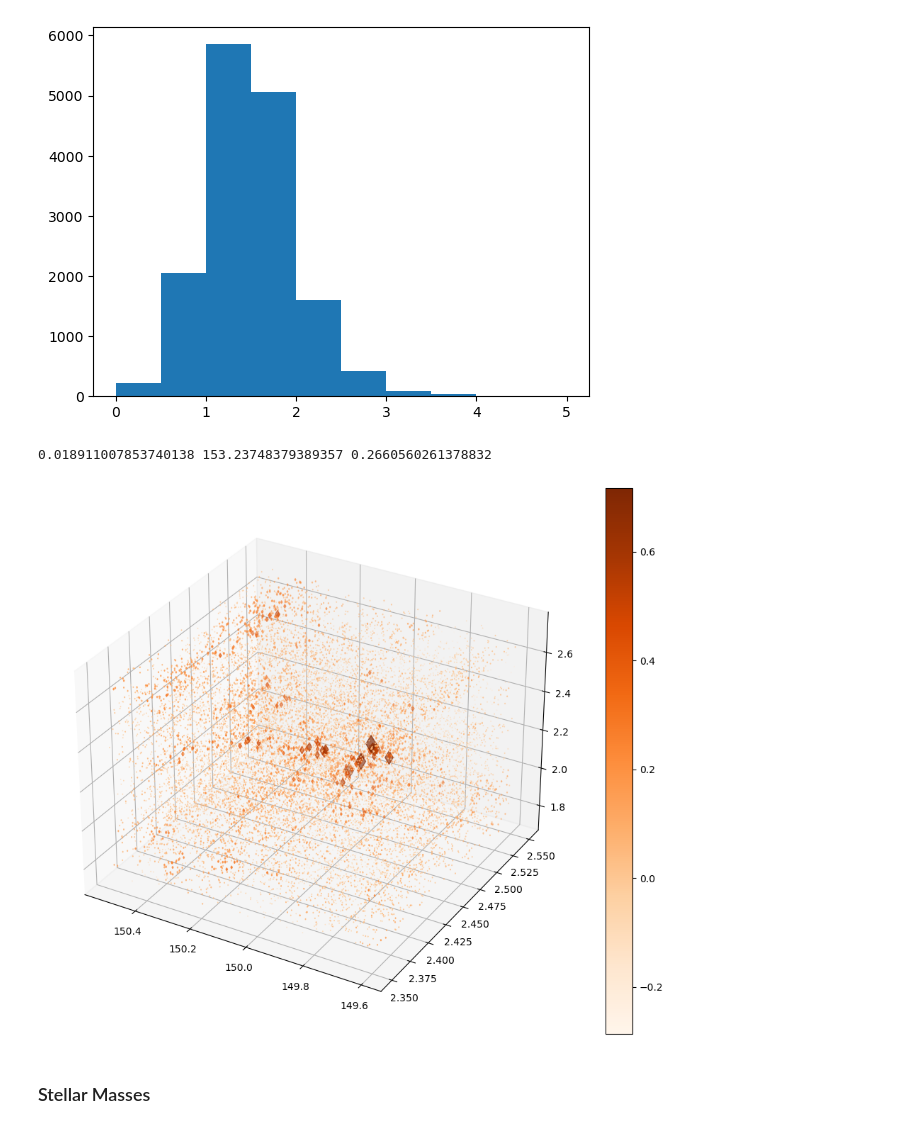
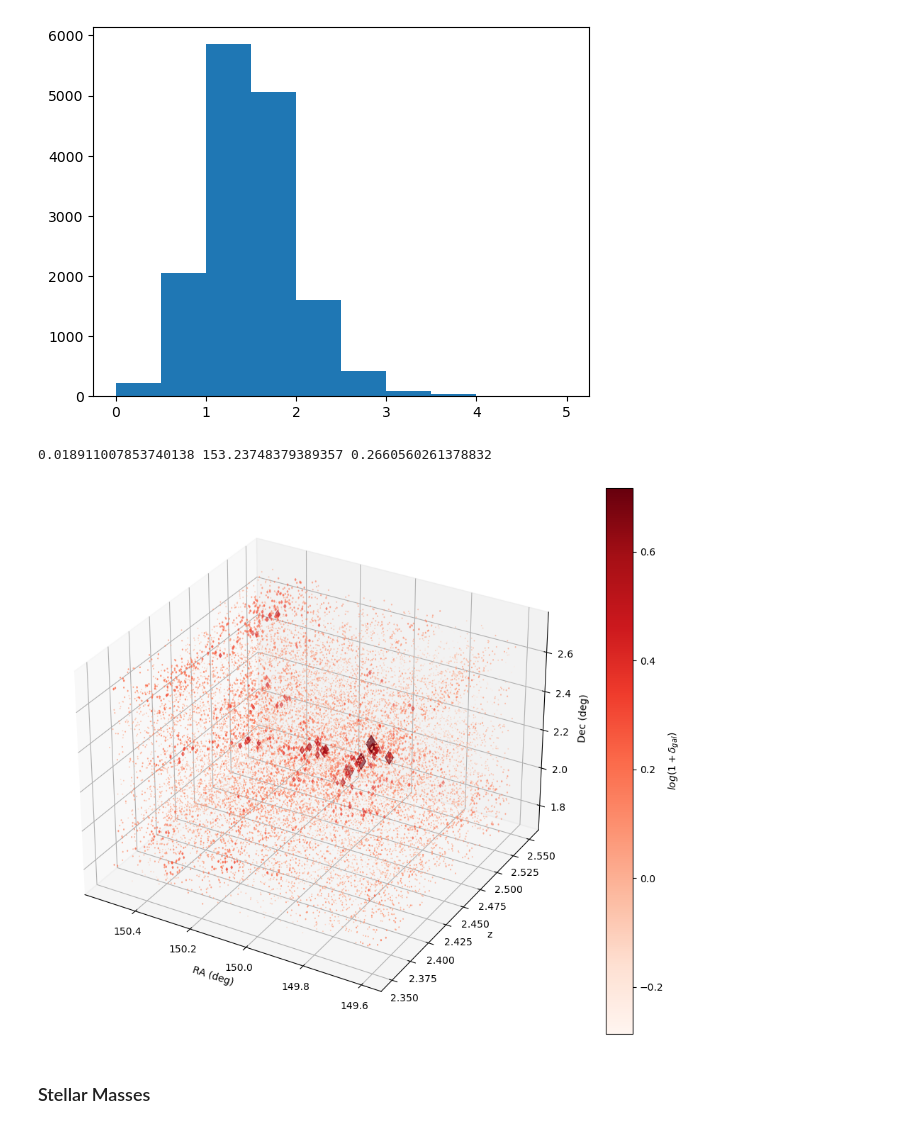
Before and after one commit to dereksikorski/699_1, a Jupyter notebook: DataAnalysis.ipynb, the cells around one changed output. Cells and saved outputs as stored; diff of their text form; code cells hidden in the pictures.

Commit message:
quick plot cleanup

```diff
--- a/DataAnalysis.ipynb
+++ b/DataAnalysis.ipynb
@@ -135,19 +135,20 @@ plt.show()
 # %%
 norm_size = 9* (good_pts[:,-2]-np.min(good_pts[:,-2])) / (np.max(good_pts[:,-2]) - np.min(good_pts[:,-2]))
 norm_size = np.exp(norm_size) / (20*np.median(norm_size))
 print(min(norm_size), max(norm_size), np.median(norm_size))
 fig = plt.figure()
 fig.set_size_inches(12,10)
 ax = fig.add_subplot(projection='3d')
+ax.set(xlabel="RA (deg)", zlabel="Dec (deg)", ylabel="z")
 
-c3d = mscatter3d(good_pts[:,0], good_pts[:,2], good_pts[:,1], ax=ax, c=good_pts[:,-2], s=norm_size, m=good_shapes, cmap="Oranges")
+c3d = mscatter3d(good_pts[:,0], good_pts[:,2], good_pts[:,1], ax=ax, c=good_pts[:,-2], s=norm_size, m=good_shapes, cmap="Reds")
 plt.gca().invert_xaxis()
 
-plt.colorbar(c3d)
+plt.colorbar(c3d, label=r"$log(1+\delta_{gal})$")
 plt.show()
 # %% [output]
 0.018911007853740138 153.23748379389357 0.2660560261378832
-[figure, old version]
+[figure, new version]
 # %% [markdown]
 ### Stellar Masses
 # %%
```
Also changed, not shown: 1 other file.
